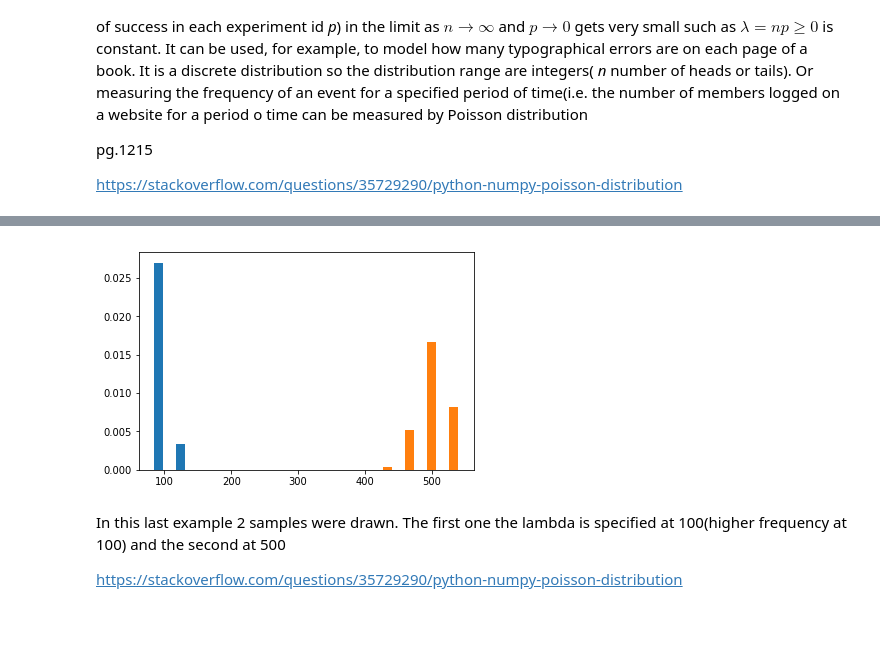
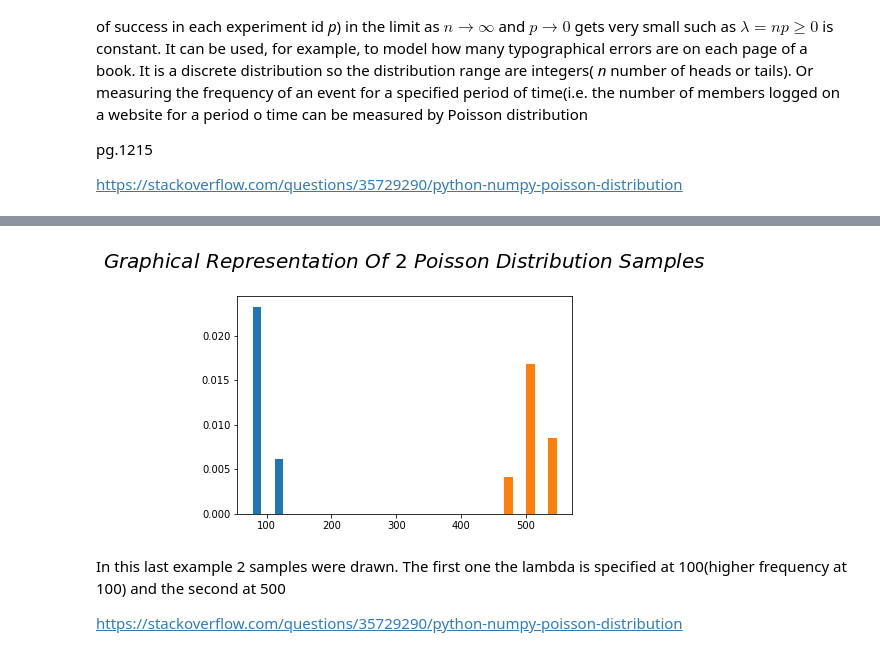
Before and after one commit to MarcoMen-Temp/Programming-Practice, a Jupyter notebook: NumpyAssignment.ipynb, the cells around one changed output, grey strips where cells are left out. Cells and saved outputs as stored; diff of their text form; code cells hidden in the pictures; blank space fills up the shorter version.

```diff
--- a/NumpyAssignment.ipynb
+++ b/NumpyAssignment.ipynb
@@ -427,10 +551,16 @@ plt.show()
 # %%
 s= np.random.poisson(lam=(100., 500.), size=(100, 2))
 
+a =  "Graphical\ Representation\ Of\ 2\ Poisson\ Distribution\ Samples"
+
 count, bins, ignored = plt.hist(s, 14, normed=True)
+
+plt.plot()
+plt.title('$%s$ \n'%a, fontsize=20)
+
 plt.show()
 # %% [output]
-[figure, old version]
+[figure, new version]
 # %% [markdown]
 In this last example 2 samples were drawn. The first one the lambda is specified at 100(higher frequency at 100) and the second at 500
 
```
Also changed, not shown: parts of 29 cells of this notebook.
